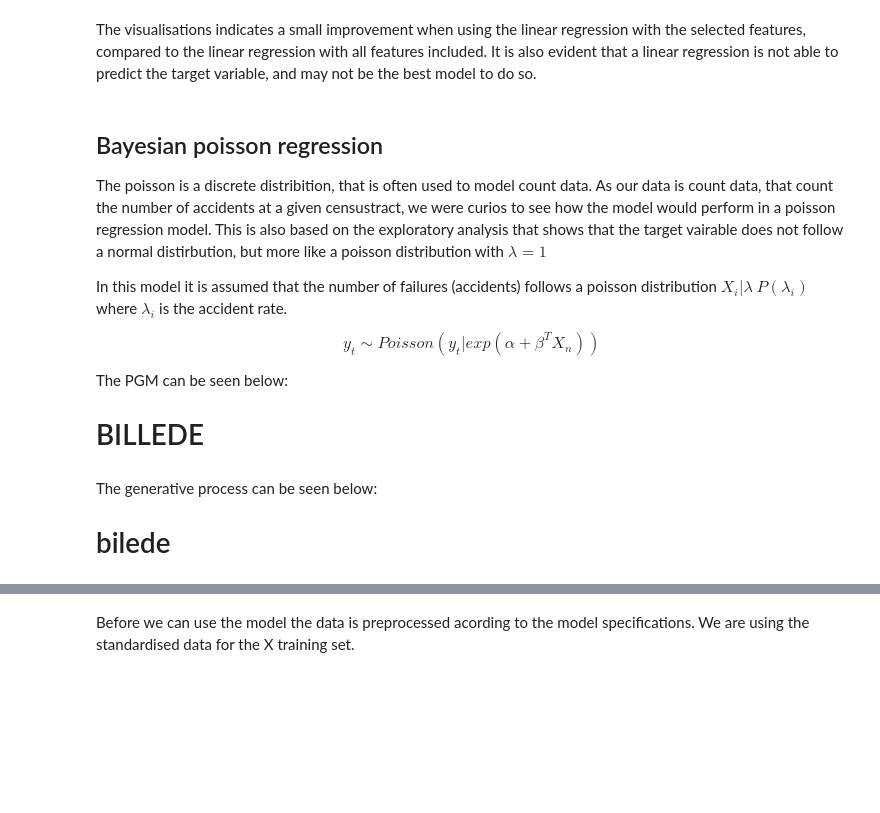
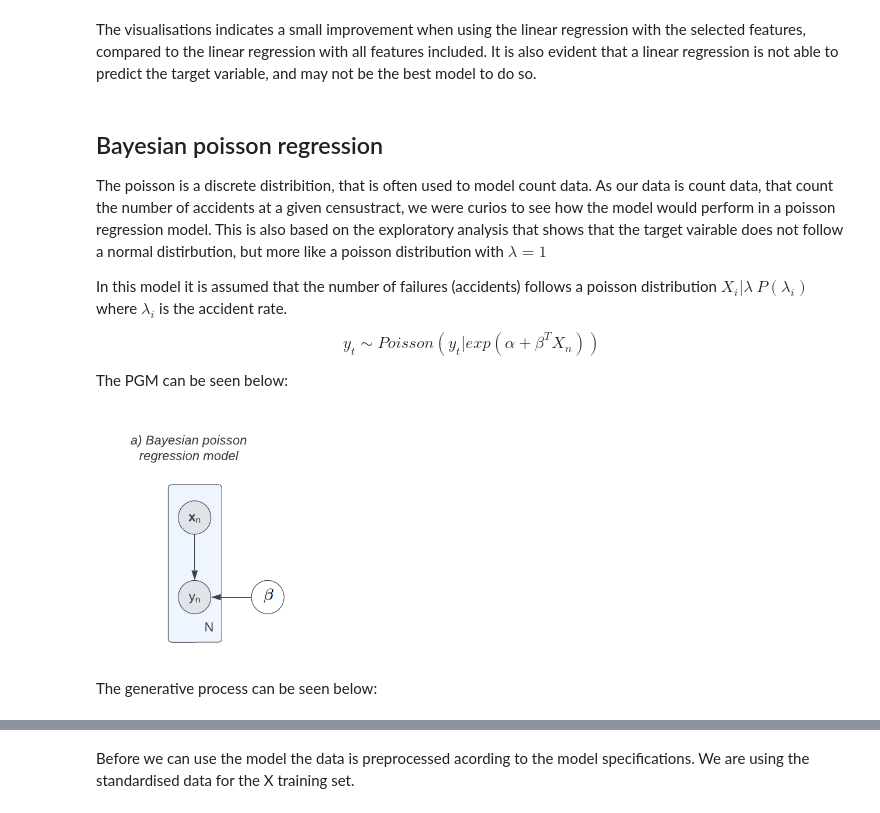
Before and after one commit to KatinkaKlepsch/model_based_ML, a Jupyter notebook: Modelling_notebook_final_version.ipynb, the cells around one changed output, grey strips where cells are left out. Drawn from its saved outputs; the diff is of its cells as text; code cells hidden in the pictures; blank space fills up the shorter version.

```diff
--- a/Modelling_notebook_final_version.ipynb
+++ b/Modelling_notebook_final_version.ipynb
@@ -404,7 +407,9 @@ In this model it is assumed that the number of failures (accidents) follows a po
 $$y_t \sim Poisson(y_t|exp(\alpha +\beta^T X_n))$$
 
 The PGM can be seen below:
-# BILLEDE
+# %%
+Image('Images/poisson.png')
+# %% [output]
+[figure, added]
 # %% [markdown]
 The generative process can be seen below:
-# bilede
```
Also changed, not shown: parts of 56 cells of this notebook, 17 other files.
